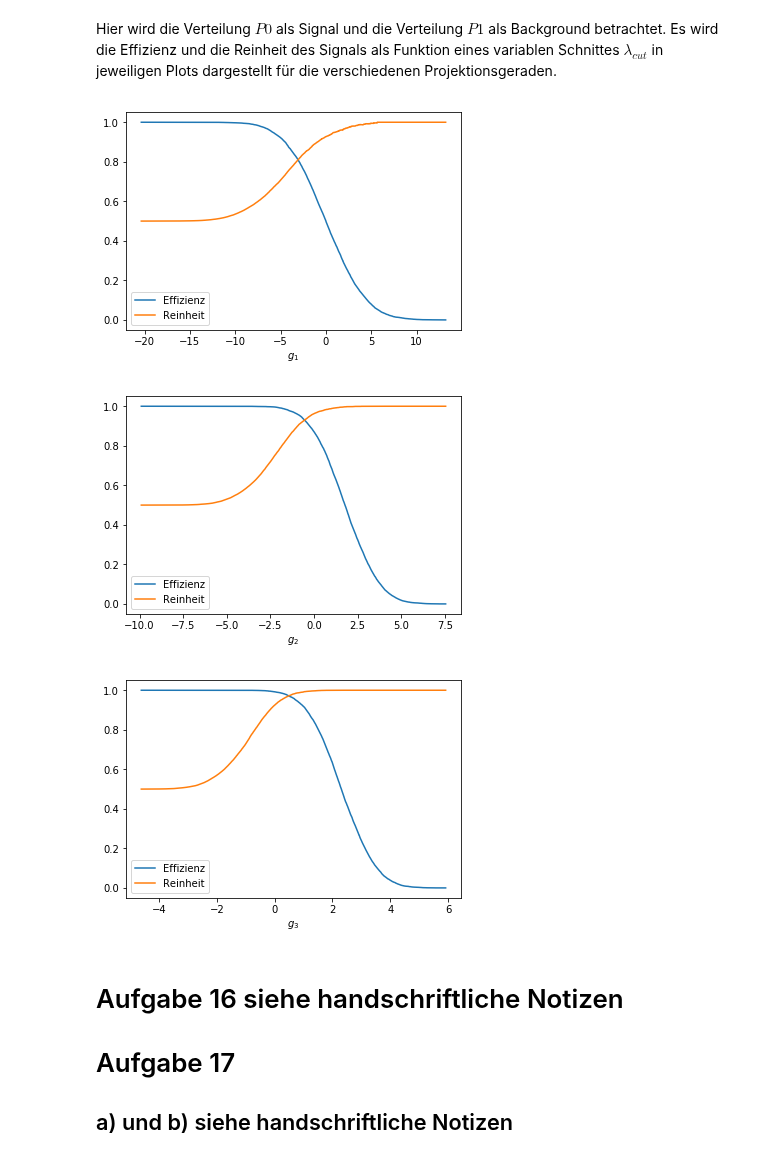
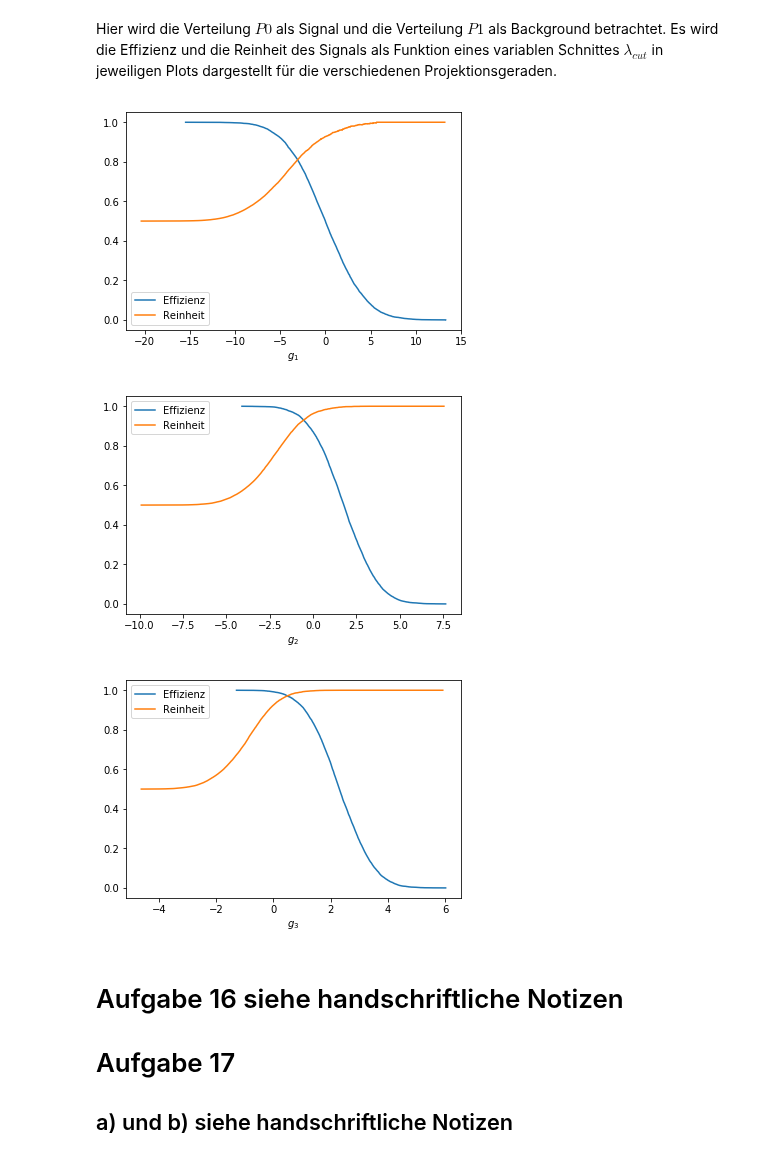
Before and after one commit to jpwgnr/SMD_Abgaben, a Jupyter notebook: Blatt6_Schubert_Herdieckerhoff_Overhoff/Blatt6.ipynb, the cells around one changed output. Saved outputs shown, nothing was run; the diff lists cells and outputs as text; code cells hidden in the pictures.

```diff
--- a/Blatt6_Schubert_Herdieckerhoff_Overhoff/Blatt6.ipynb
+++ b/Blatt6_Schubert_Herdieckerhoff_Overhoff/Blatt6.ipynb
@@ -129,15 +131,15 @@ newlabel = knn.predict(TestX)
 #Bestimmung der Reinheit, Effizienz und Signifikanz unserer neuen Labelwerte
 def Reinheit(testy, newy): #Test y: Signal = 1, Background = 0
     new_sig = newy[testy==1]
-    return len(new_sig[new_sig==1])/len(newy==1)
+    return len(new_sig[new_sig==1])/len(newy[newy==1])
 
 def Effizienz(testy, newy):
     test_sig, new_sig = testy[testy ==1], newy[testy==1]
     return len(new_sig[new_sig==1])/len(test_sig)
 
 def Signifikanz(testy, newy):
-    test_sig, new_sig = testy[testy ==1], newy[testy==1]
-    return len(new_sig[new_sig==1])/np.sqrt(len(new_sig))
+    new_sig, var_sig = newy[newy==1], newy[(newy==1) & (testy==1)]
+    return len(var_sig)/np.sqrt(len(new_sig))
 
 
 rein = Reinheit(TestY, newlabel)*100
@@ -288,36 +296,39 @@ Hier wird die Verteilung $P0$ als Signal und die Verteilung $P1$ als Background
 # %%
 def effizienzSig(lamb, Sig):
     eff = []
     for i in range(len(lamb)):
         eff = np.append(eff, len(Sig[Sig>lamb[i]])/len(Sig))
     return eff
 
 def reinheitSig(lamb, Sig, Unt):
     rein = []
     for i in range(len(lamb)):
         rein = np.append(rein, len(Sig[Sig>lamb[i]])/(len(Sig[Sig>lamb[i]])+ len(Unt[Unt>lamb[i]])))
     return rein
 
+#Bestimmen von Effizienz und Reinheit analog zum letzten Übungsblatt
+
 def effundrein(p0, p1, num):
     plt.figure(num)
-    lambda_eff = np.linspace(np.min([np.min(p0), np.min(p1)]), np.max([np.max(p0), np.max(p1)])-0.1, 10000)
-    rein1 = reinheitSig(lambda_eff, p0, p1)
+    lambda_rein = np.linspace(np.min([np.min(p0), np.min(p1)]), np.max([np.max(p0), np.max(p1)])-0.1, 10000)
+    lambda_eff = np.linspace(np.min(p0), np.max(p0), 10000)
+    rein1 = reinheitSig(lambda_rein, p0, p1)
     eff1 = effizienzSig(lambda_eff, p0)
 
     plt.plot(lambda_eff, eff1, label="Effizienz")
-    plt.plot(lambda_eff, rein1, label="Reinheit")
+    plt.plot(lambda_rein, rein1, label="Reinheit")
     plt.xlabel(fr"$g_{num}$")
     plt.legend(loc="best")
 
 effundrein(p0_1, p1_1, 1)
 effundrein(p0_2, p1_2, 2)
 effundrein(p0_3, p1_3, 3)
 
 None
 # %% [output]
-[figure, old version]
+[figure, new version]
-[figure, old version]
+[figure, new version]
-[figure, old version]
+[figure, new version]
 # %% [markdown]
 # Aufgabe 16 siehe handschriftliche Notizen
 
```
Also changed, not shown: parts of 14 cells of this notebook.
